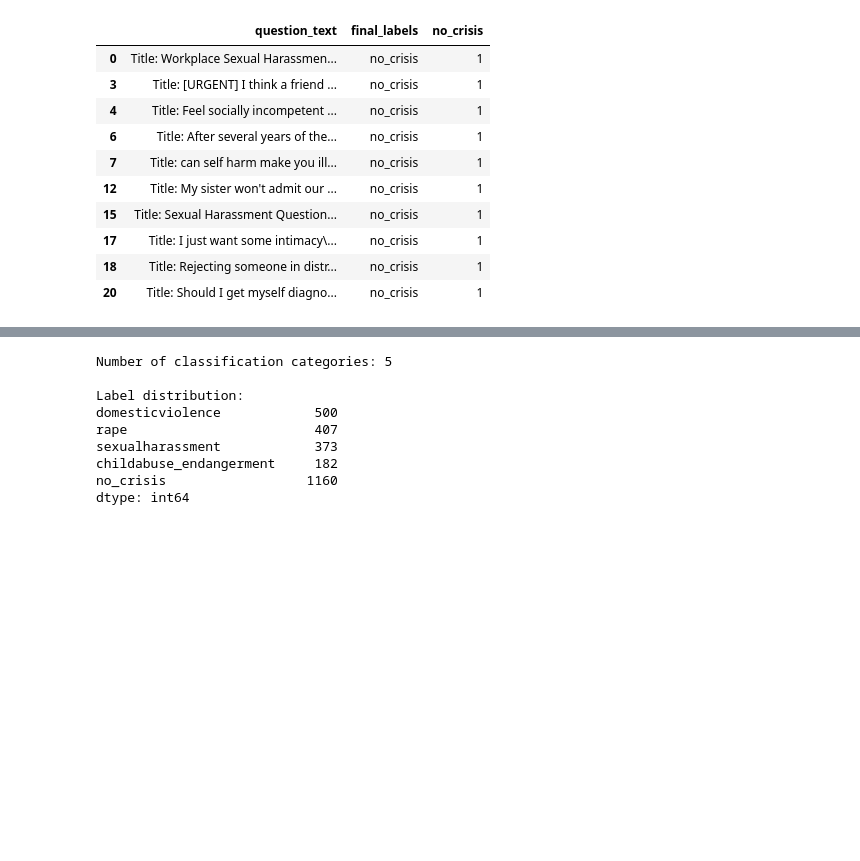
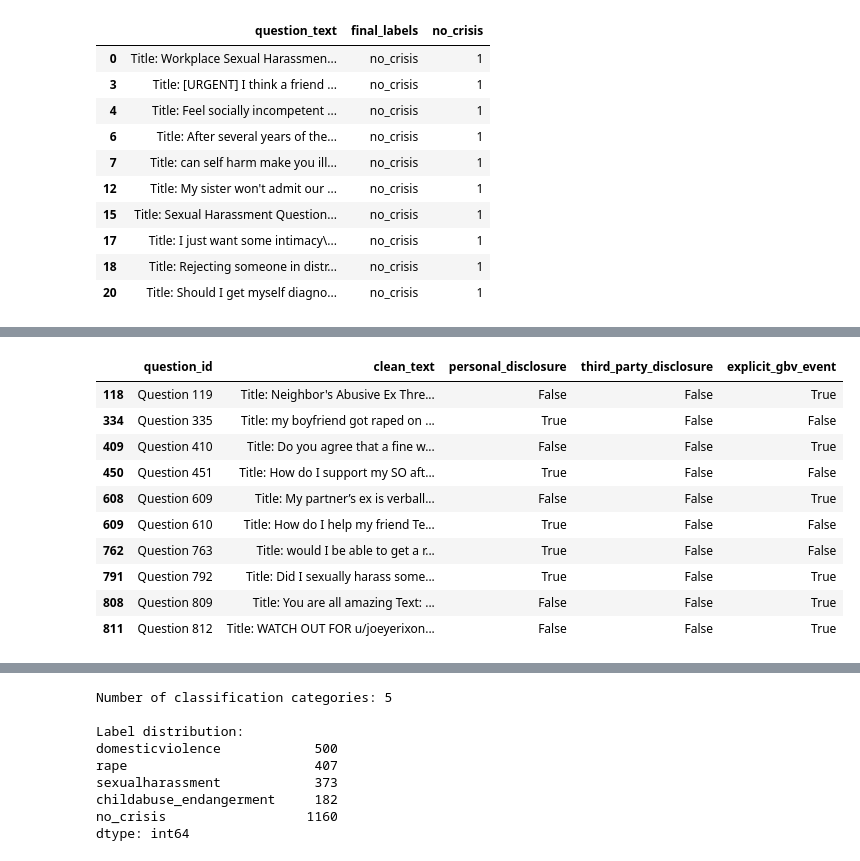
Before and after one commit to Njeri-Kiarie/Final_Capstone, a Jupyter notebook: salama.ipynb, the cells around one changed output, grey strips where cells are left out. Saved outputs shown, nothing was run; the diff lists cells and outputs as text; code cells hidden in the pictures; blank space fills up the shorter version.

```diff
--- a/salama.ipynb
+++ b/salama.ipynb
@@ -990,0 +1272,30 @@ gbv[gbv["no_crisis"] == 1][
+# %%
+# Select narratives matching both keyword and context patterns
+priority_review = flagged_gbv[
+    flagged_gbv["context_match"]
+].copy()
+
+# Display relevant information
+display(
+    priority_review[
+        [
+            "question_id",
+            "clean_text",
+            "personal_disclosure",
+            "third_party_disclosure",
+            "explicit_gbv_event"
+        ]
+    ].head(10)
+)
+# %% [output]
+|  | question_id | clean_text | personal_disclosure | third_party_disclosure | explicit_gbv_event |
+| 118 | Question 119 | Title: Neighbor's Abusive Ex Thre... | False | False | True |
+| 334 | Question 335 | Title: my boyfriend got raped on ... | True | False | False |
+| 409 | Question 410 | Title: Do you agree that a fine w... | False | False | True |
+| 450 | Question 451 | Title: How do I support my SO aft... | True | False | False |
+| 608 | Question 609 | Title: My partner’s ex is verball... | False | False | True |
+| 609 | Question 610 | Title: How do I help my friend Te... | True | False | False |
+| 762 | Question 763 | Title: would I be able to get a r... | True | False | False |
+| 791 | Question 792 | Title: Did I sexually harass some... | True | False | True |
+| 808 | Question 809 | Title: You are all amazing Text: ... | False | False | True |
+| 811 | Question 812 | Title: WATCH OUT FOR u/joeyerixon... | False | False | True |
```
Also changed, not shown: parts of 21 cells of this notebook.
